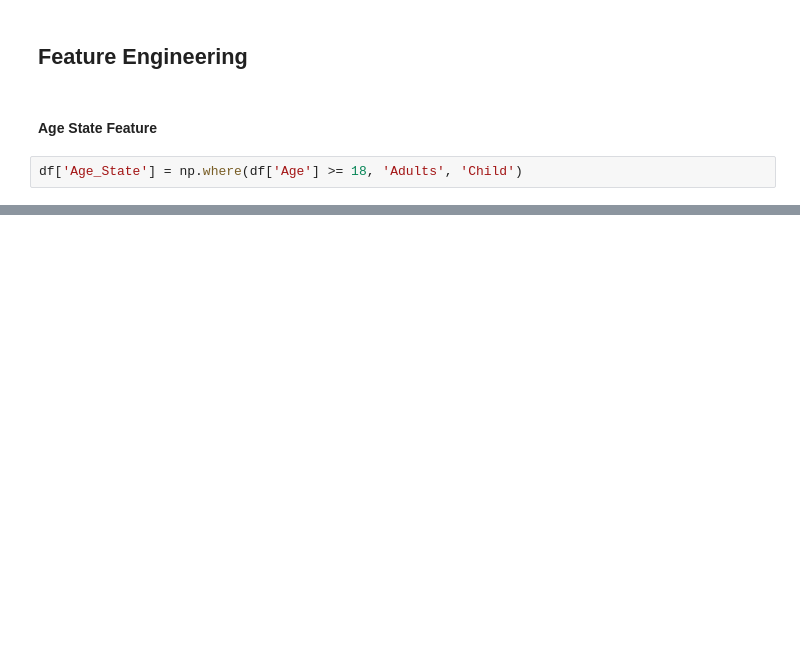
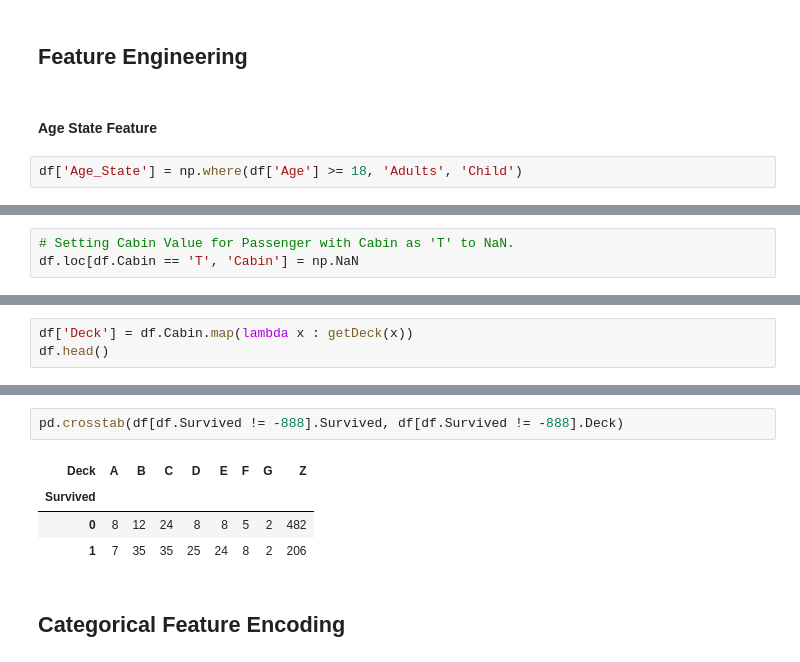
Before and after one commit to zeusari/Machine-Learning, a Jupyter notebook: notebooks/exploring-processing_data.ipynb, the cells around one changed output, grey strips where cells are left out. Drawn from its saved outputs; the diff is of its cells as text; blank space fills up the shorter version.

```diff
--- a/notebooks/exploring-processing_data.ipynb
+++ b/notebooks/exploring-processing_data.ipynb
@@ -779,0 +874,3 @@ df['Age_State'] = np.where(df['Age'] >= 18, 'Adults', 'Child')
+# %%
+# Setting Cabin Value for Passenger with Cabin as 'T' to NaN.
+df.loc[df.Cabin == 'T', 'Cabin'] = np.NaN
@@ -779,0 +885,3 @@ df['Age_State'] = np.where(df['Age'] >= 18, 'Adults', 'Child')
+# %%
+df['Deck'] = df.Cabin.map(lambda x : getDeck(x))
+df.head()
@@ -779,0 +908,9 @@ df['Age_State'] = np.where(df['Age'] >= 18, 'Adults', 'Child')
+# %%
+pd.crosstab(df[df.Survived != -888].Survived, df[df.Survived != -888].Deck)
+# %% [output]
+| Deck | A | B | C | D | E | F | G | Z |
+| Survived |  |  |  |  |  |  |  |  |
+| 0 | 8 | 12 | 24 | 8 | 8 | 5 | 2 | 482 |
+| 1 | 7 | 35 | 35 | 25 | 24 | 8 | 2 | 206 |
+# %% [markdown]
+## Categorical Feature Encoding
```
Also changed, not shown: parts of 30 cells of this notebook.
